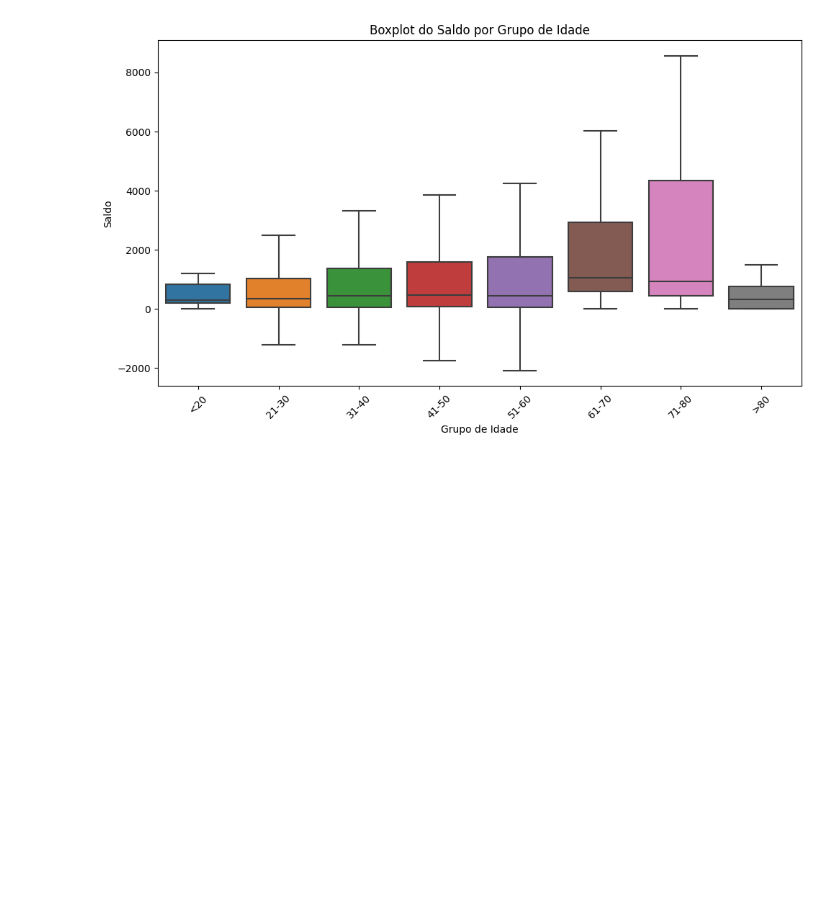
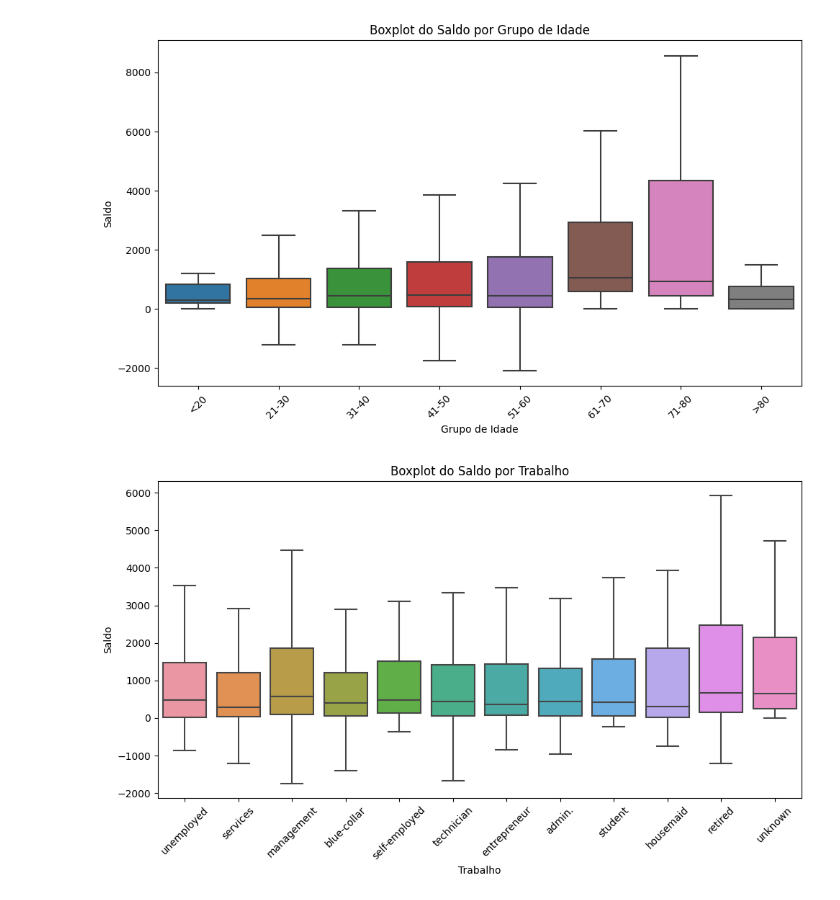
Before and after one commit to guilbd/Projeto_Tec_Prog_I_ADA_Santander_Coders2023, a Jupyter notebook: projeto.ipynb, the cells around one changed output. Drawn from its saved outputs; the diff is of its cells as text; code cells hidden in the pictures; blank space fills up the shorter version.

Commit message:
added Boxplot do Saldo por Trabalho

```diff
--- a/projeto.ipynb
+++ b/projeto.ipynb
@@ -473,3 +473,22 @@ plt.tight_layout()
 plt.show()
 # %% [output]
 [figure]
+# %%
+# Define o tamanho da figura (largura, altura)
+plt.figure(figsize=(10, 6))
+
+# Cria um boxplot do saldo das contas correntes por trabalho
+# e remove os outliers (valores extremos) para melhor visualização
+sns.boxplot(data=df, x='trabalho', y='saldo_cc',  showfliers=False)
+plt.title('Boxplot do Saldo por Trabalho')
+plt.xlabel('Trabalho')
+plt.ylabel('Saldo')
+
+# Rotaciona os rótulos do eixo x para melhor legibilidade
+plt.xticks(rotation=45)
+
+# Ajusta o layout para evitar cortes nos rótulos e títulos
+plt.tight_layout()
+plt.show()
+# %% [output]
+[figure, added]
```
Also changed, not shown: parts of 2 cells of this notebook.
